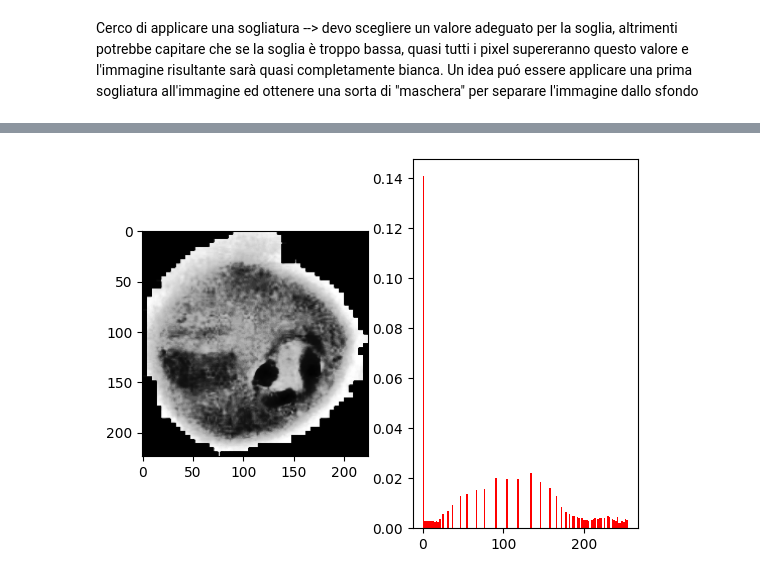
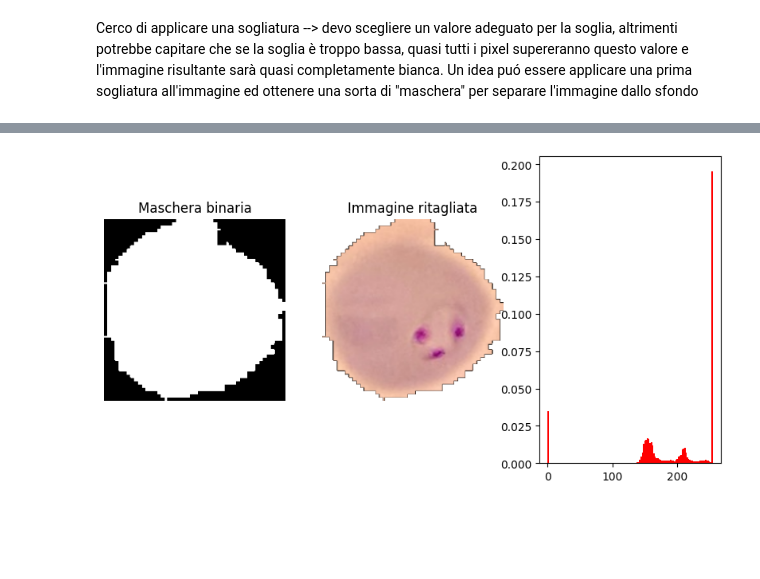
Before and after one commit to GiuuGpEEp/TerzoAnnoUni, a Jupyter notebook: FESI/Progetto/ProvaNotebook.ipynb, the cells around one changed output, grey strips where cells are left out. Cells and saved outputs as stored; diff of their text form; code cells hidden in the pictures; blank space fills up the shorter version.

Commit message:
FESI

```diff
--- a/FESI/Progetto/ProvaNotebook.ipynb
+++ b/FESI/Progetto/ProvaNotebook.ipynb
@@ -92,12 +46,29 @@ plt.show()
-# %%
-result_gray = cv2.cvtColor(result, cv2.COLOR_BGR2GRAY)
-
-eq_img = cv2.equalizeHist(result_gray)
-
-plt.subplot(1,2,1)
-plt.imshow(eq_img, cmap='gray')
-
-plt.subplot(1,2,2)
-plt.hist(eq_img.ravel(), bins=128, density=True, color='r');
-# %% [output]
-[figure, removed]
+# %%
+# Creo una maschera per rilevare il contenuto non nero
+_, mask = cv2.threshold(img_gray, 10, 255, cv2.THRESH_BINARY)
+
+# Sostituisci lo sfondo nero con bianco
+resized_rgba = cv2.cvtColor(resized, cv2.COLOR_BGR2RGBA)
+
+result = resized_rgba.copy()
+result[mask == 0] = [255,255,255,0]   # seleziona tutti i pixel che corrispondono a dove mask è 0 e li metto bianchi
+
+cv2.imwrite('FESI/Progetto/tests/image_cropped.png', result)
+
+plt.figure(figsize=(10, 5))
+plt.subplot(1, 3, 1)
+plt.imshow(mask, cmap='gray')
+plt.title("Maschera binaria")
+plt.axis("off")
+
+plt.subplot(1, 3, 2)
+plt.imshow(result)
+plt.title("Immagine ritagliata")
+plt.axis("off")
+
+plt.subplot(1, 3, 3)
+plt.hist(result.ravel(), bins=128, density=True, color='r');
+
+plt.show()
+# %% [output]
+[figure, added]
```
Also changed, not shown: parts of 3 cells of this notebook, 6 other files.
